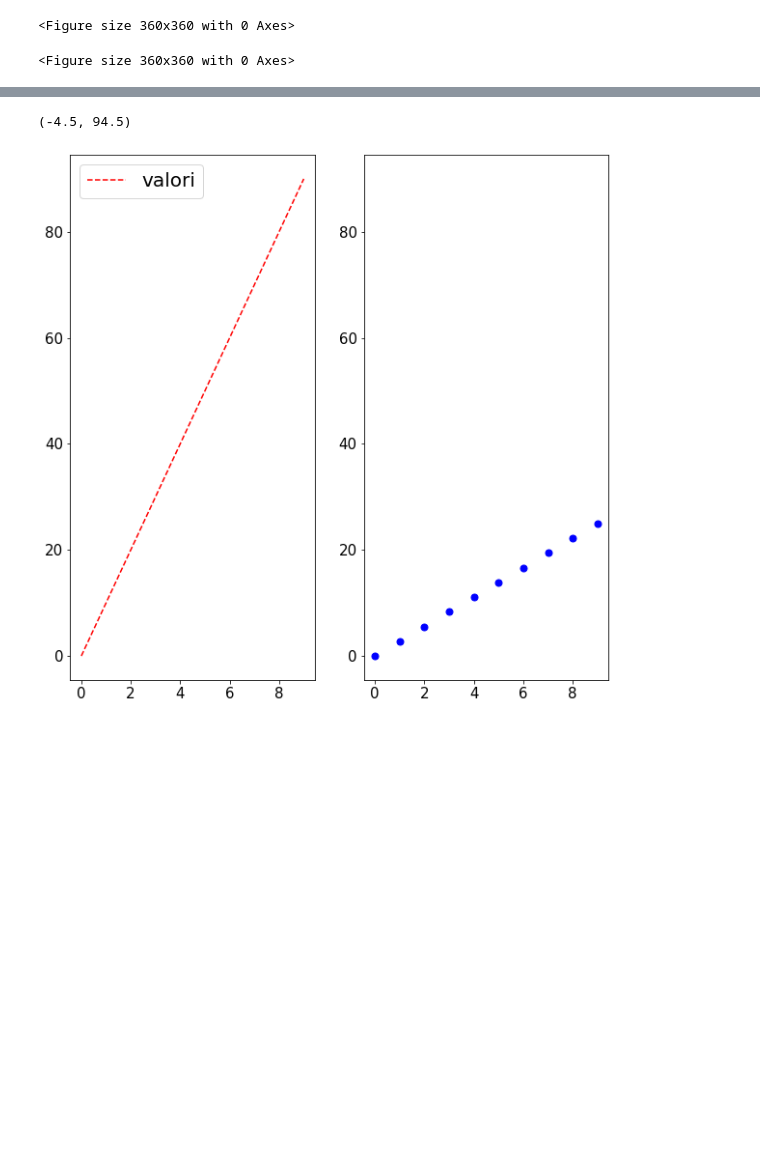
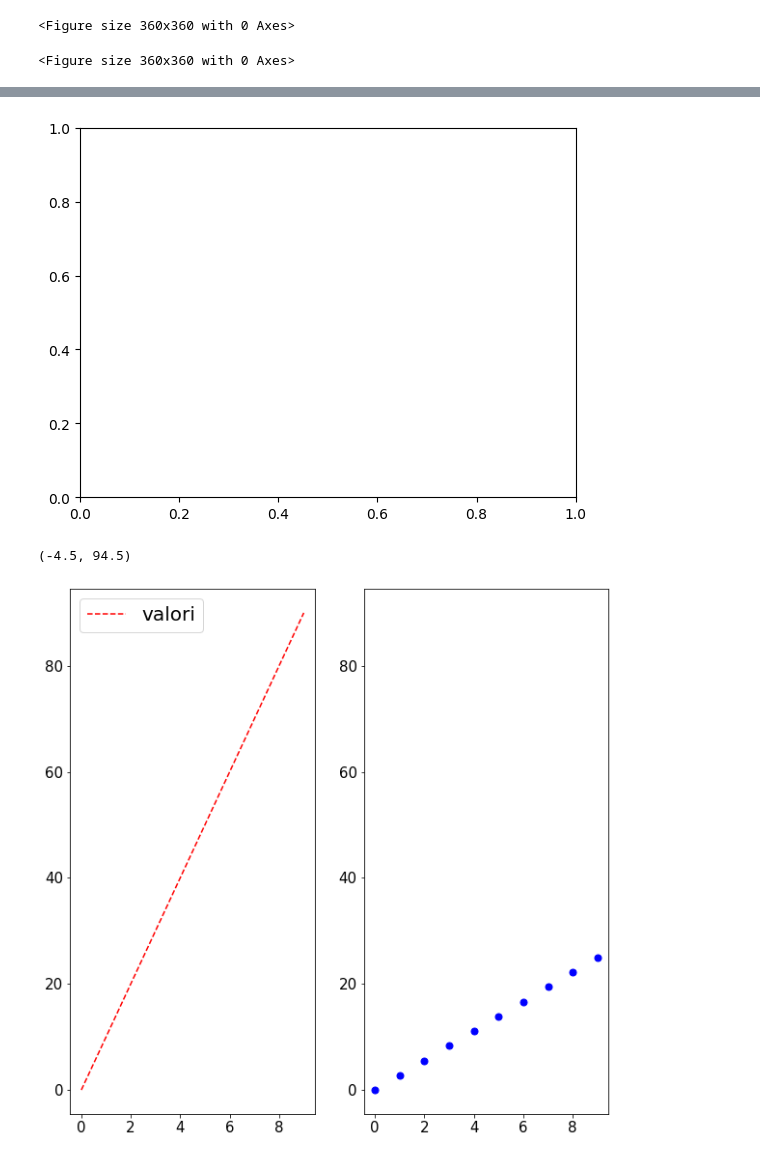
Before and after one commit to massimocipressi/MLPNS_MCipressi, a Jupyter notebook: MPLNS23_bootcamp.ipynb, the cells around one changed output, grey strips where cells are left out. Drawn from its saved outputs; the diff is of its cells as text; code cells hidden in the pictures; blank space fills up the shorter version.

```diff
--- a/MPLNS23_bootcamp.ipynb
+++ b/MPLNS23_bootcamp.ipynb
@@ -941,3 +955,8 @@ ax=fig.add_subplot(1,1,1); #crea un axes object
+# %%
+#una cosa più compatta è questa ma non permette di specificare altro
+fig,ax = pl.subplots(1,1)
+# %% [output]
+[figure, added]
 # %%
 #c'è linspace
 myy2 = np.linspace(0,25,10)
```
Also changed, not shown: parts of 11 cells of this notebook.
